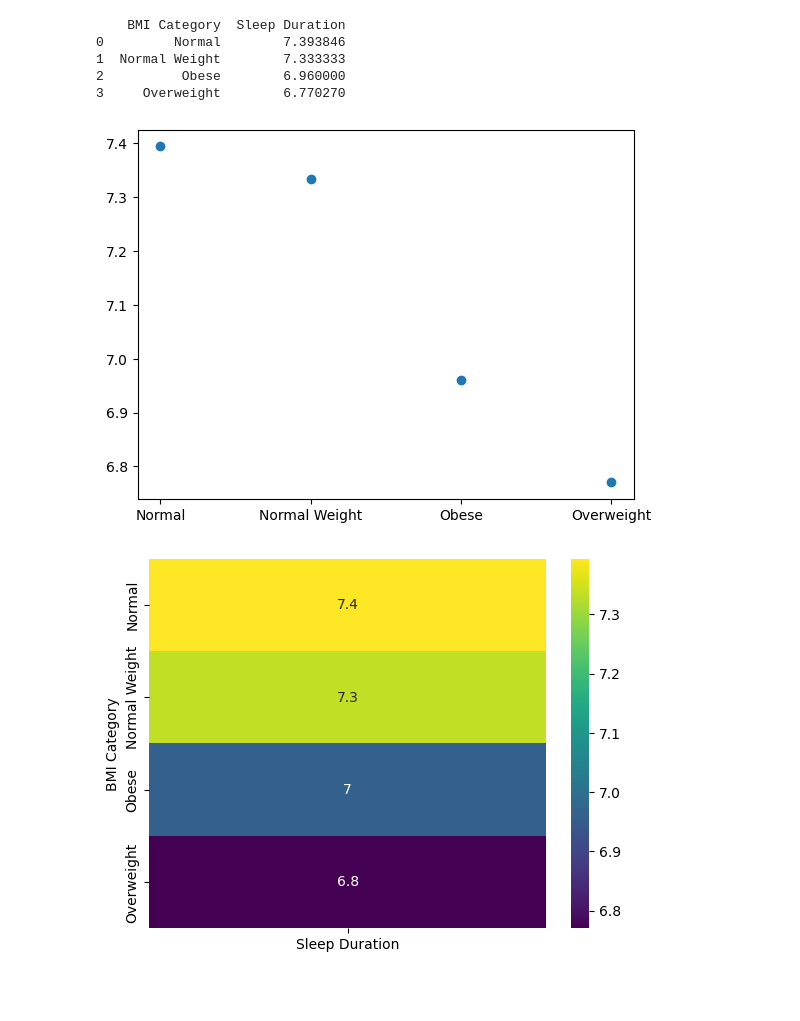
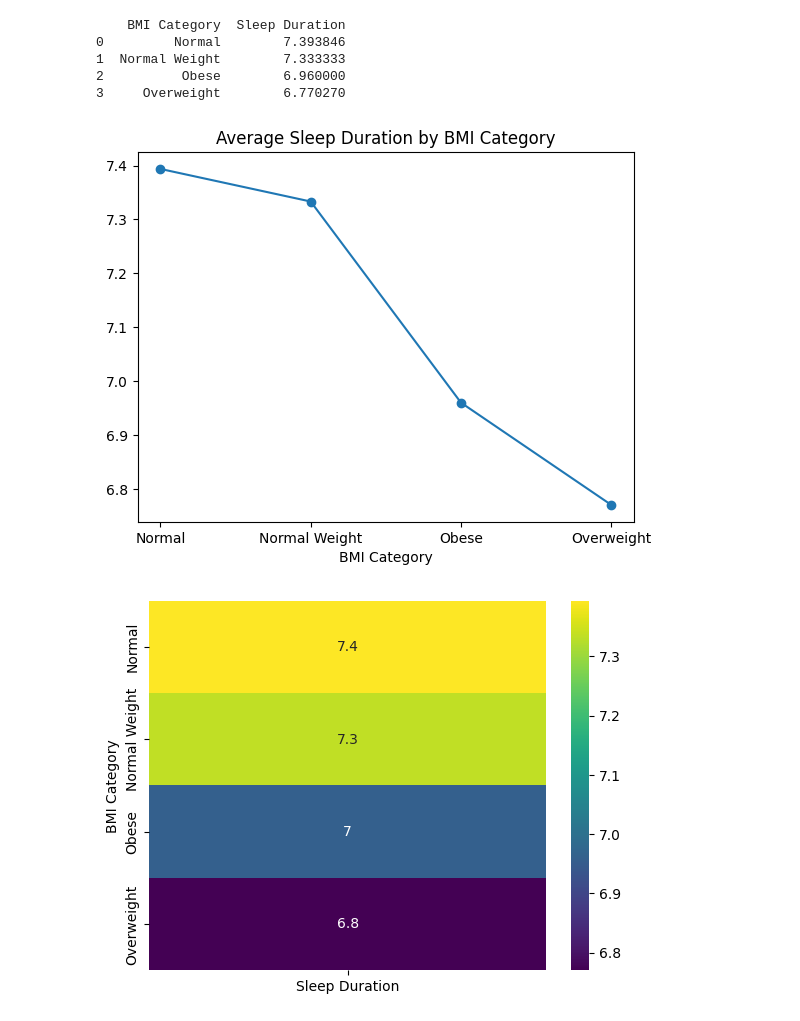
Before and after one commit to Redeagle34/Proyecto-integrador, a Jupyter notebook: notebooks/exploracion_Santiago.ipynb, the cells around one changed output. Saved outputs shown, nothing was run; the diff lists cells and outputs as text; code cells hidden in the pictures; blank space fills up the shorter version.

```diff
--- a/notebooks/exploracion_Santiago.ipynb
+++ b/notebooks/exploracion_Santiago.ipynb
@@ -73,10 +73,13 @@ print(df_relacion_IMC_sueño)
 # %%
 import matplotlib.pyplot as plt
 
 plt.scatter(df_relacion_IMC_sueño['BMI Category'], df_relacion_IMC_sueño['Sleep Duration'])
+plt.plot(df_relacion_IMC_sueño['BMI Category'], df_relacion_IMC_sueño['Sleep Duration'])
+plt.xlabel('BMI Category')
+plt.title('Average Sleep Duration by BMI Category')
 plt.show()
 # %% [output]
-[figure, old version]
+[figure, new version]
 # %%
 import matplotlib.pyplot as plt
 import seaborn as sns
```
